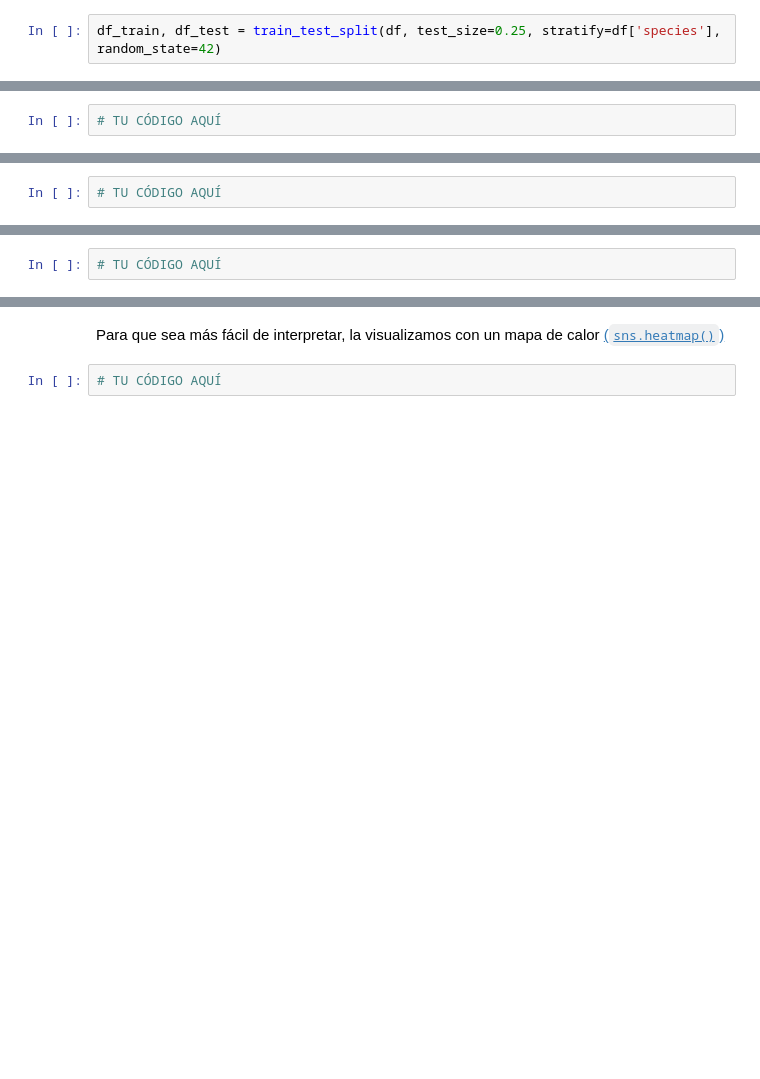
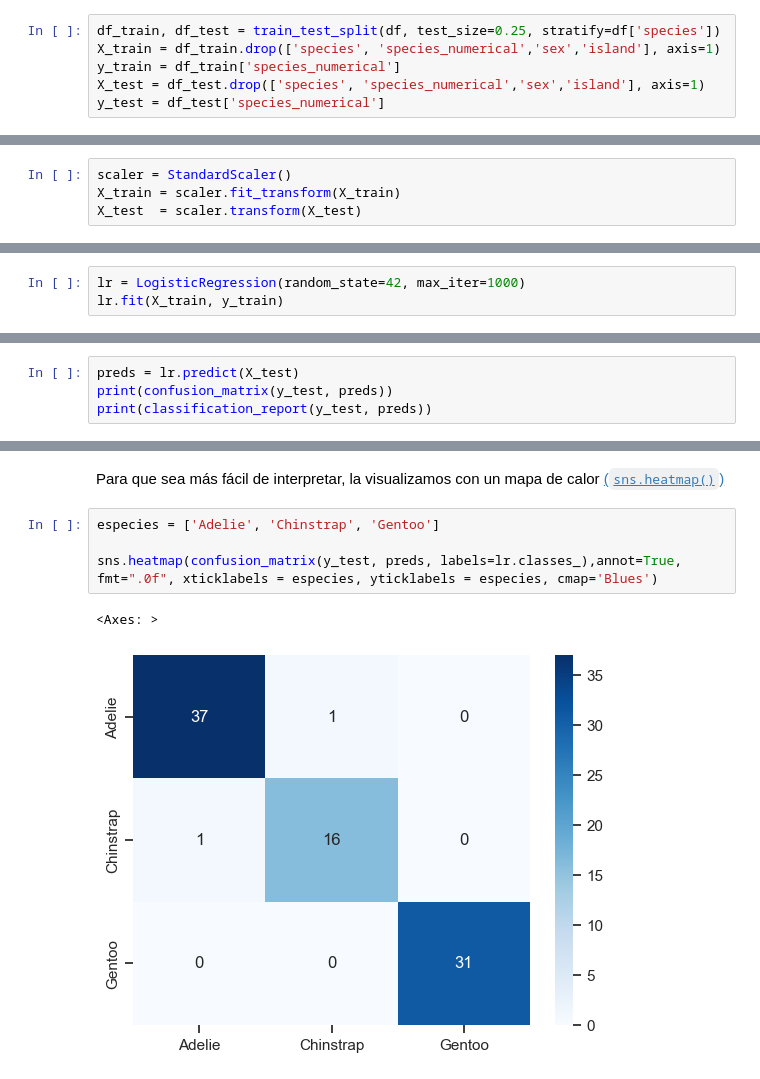
Before and after one commit to jmrodriguez2552/cedapython, a Jupyter notebook: ANALISIS_DATOS_PYTHON/NOTEBOOKS/EJERCICIOS/5101_EJERCICIO-3_EDA_Pinguinos.ipynb, the cells around one changed output, grey strips where cells are left out. Saved outputs shown, nothing was run; the diff lists cells and outputs as text; blank space fills up the shorter version.

````diff
--- a/ANALISIS_DATOS_PYTHON/NOTEBOOKS/EJERCICIOS/5101_EJERCICIO-3_EDA_Pinguinos.ipynb
+++ b/ANALISIS_DATOS_PYTHON/NOTEBOOKS/EJERCICIOS/5101_EJERCICIO-3_EDA_Pinguinos.ipynb
@@ -294,7 +294,11 @@ from sklearn.model_selection import train_test_split
 Usamos la función train_test_split para que haga la división por nosotros.
 Nota: `random_state=42` es una semilla para que la división sea siempre la misma y el experimento sea reproducible.
 # %%
-df_train, df_test = train_test_split(df, test_size=0.25, stratify=df['species'], random_state=42)
+df_train, df_test = train_test_split(df, test_size=0.25, stratify=df['species'])
+X_train = df_train.drop(['species', 'species_numerical','sex','island'], axis=1)
+y_train = df_train['species_numerical']
+X_test = df_test.drop(['species', 'species_numerical','sex','island'], axis=1)
+y_test = df_test['species_numerical']
 # %% [markdown]
 ### 3. Elegir, entrenar y predecir con el modelo
 
@@ -306,6 +312,9 @@ Hay muchos modelos de clasificación. De momento, solo hemos trabajado con dos d
 # %%
-# TU CÓDIGO AQUÍ
+scaler = StandardScaler()
+X_train = scaler.fit_transform(X_train)
+X_test  = scaler.transform(X_test)
 # %% [markdown]
 Creamos el modelo. `random_state=42` asegura que obtengamos el mismo resultado cada vez.
 # %%
-# TU CÓDIGO AQUÍ
+lr = LogisticRegression(random_state=42, max_iter=1000)
+lr.fit(X_train, y_train)
@@ -316,4 +342,6 @@ A continuación, entrenamos el modelo con los datos de entrenamiento.
 # %% [markdown]
 Ahora que el modelo está entrenado, le pedimos que haga predicciones sobre nuestros datos de prueba.
 # %%
-# TU CÓDIGO AQUÍ
+preds = lr.predict(X_test)
+print(confusion_matrix(y_test, preds))
+print(classification_report(y_test, preds))
@@ -337,7 +397,12 @@ NOTA: `labels=log_reg.classes_` nos asegura que las filas y columnas de la matri
 # %% [markdown]
 Para que sea más fácil de interpretar, la visualizamos con un mapa de calor [(```sns.heatmap()```)](https://seaborn.pydata.org/generated/seaborn.heatmap.html)
 # %%
-# TU CÓDIGO AQUÍ
+especies = ['Adelie', 'Chinstrap', 'Gentoo']
+
+sns.heatmap(confusion_matrix(y_test, preds, labels=lr.classes_),annot=True, fmt=".0f", xticklabels = especies, yticklabels = especies, cmap='Blues')
+# %% [output]
+<Axes: >
+[figure, added]
 # %% [markdown]
 ## 🤔 Interpretación de Resultados y Siguientes Pasos
 
````
Also changed, not shown: parts of 7 cells of this notebook.
